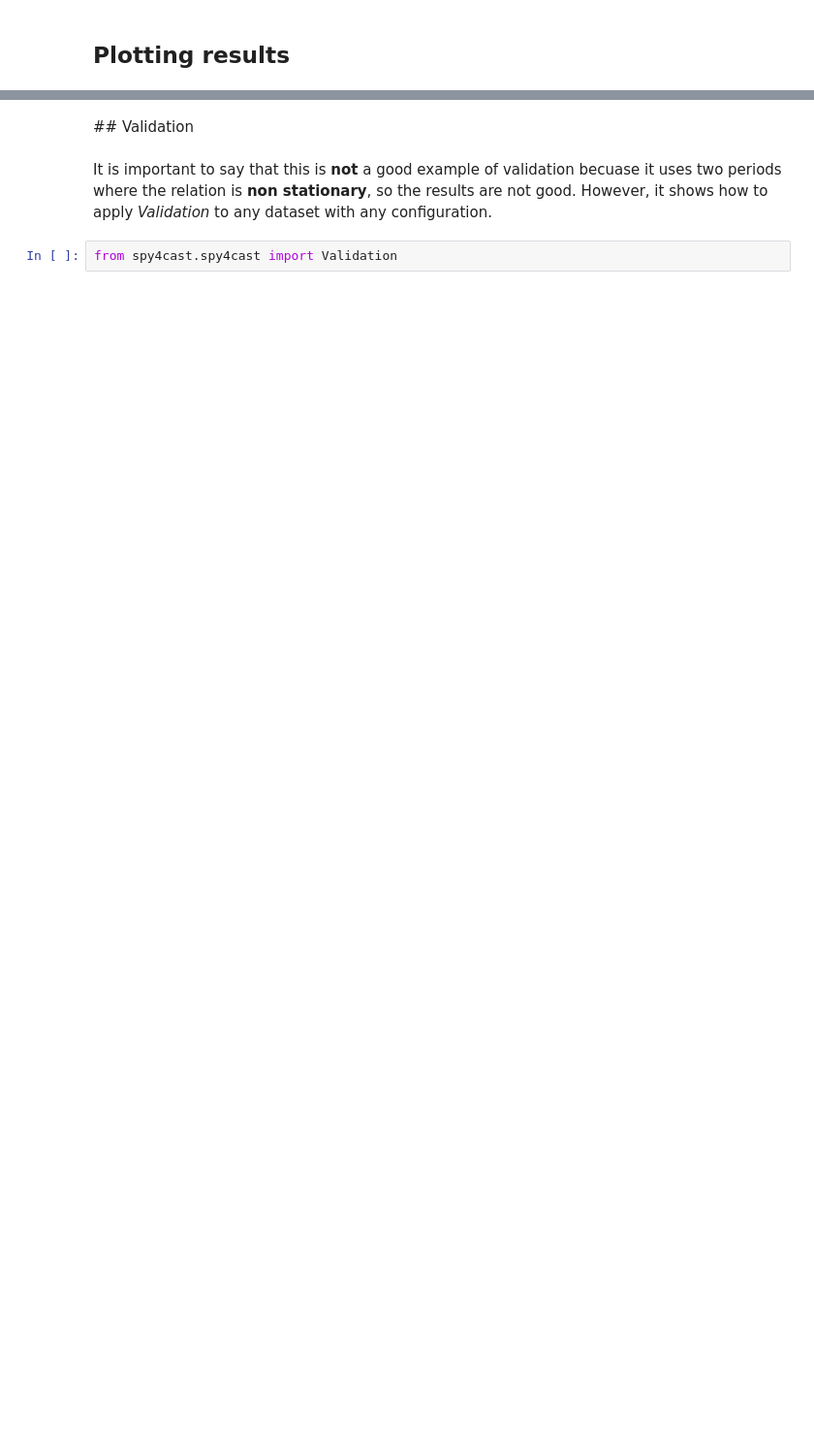
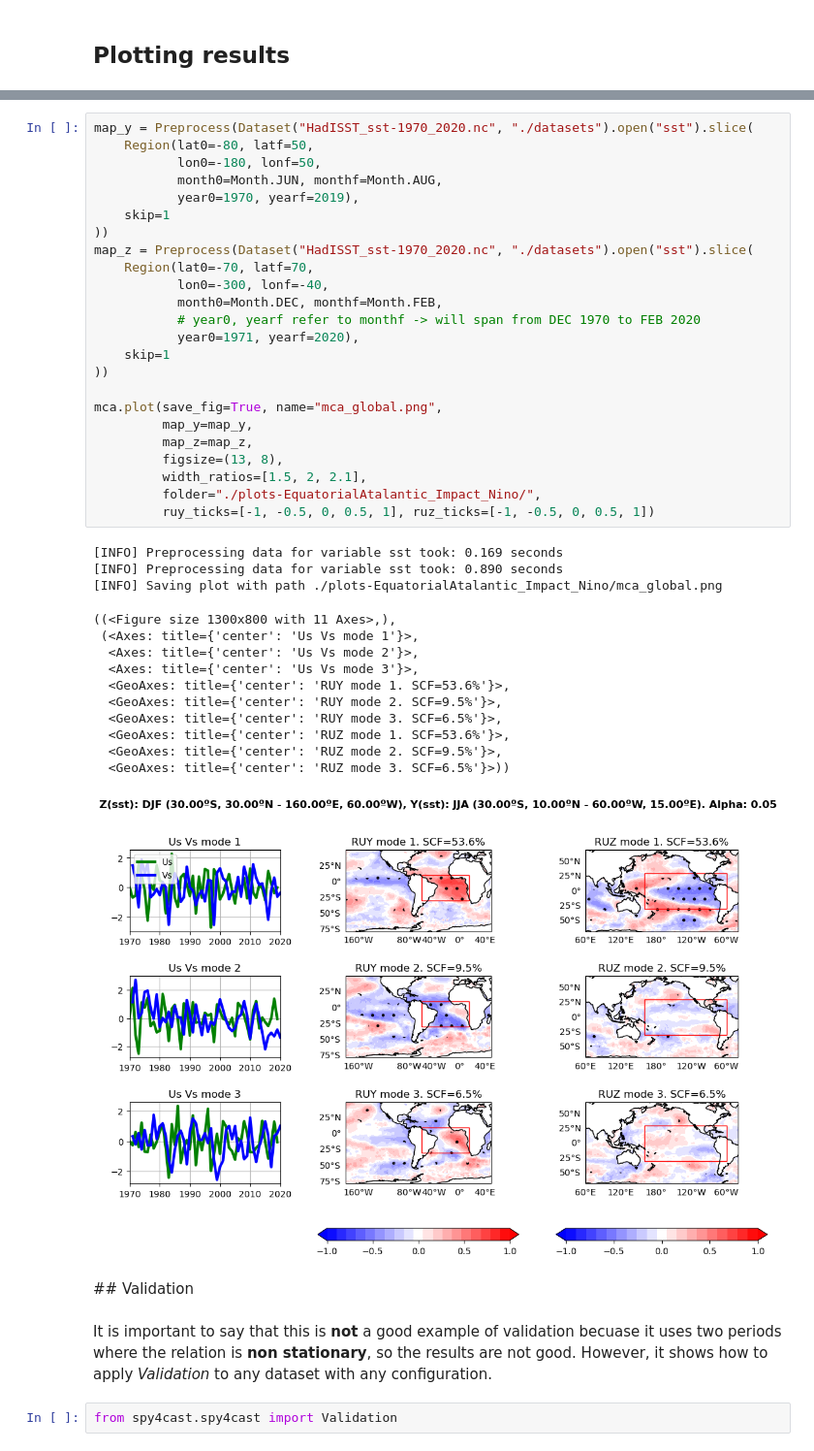
Before and after one commit to pabloduran016/Spy4CastManual, a Jupyter notebook: EquatorialAtlantic_Impact_Nino.ipynb, the cells around one changed output, grey strips where cells are left out. Shown: that part at 97% size. Saved outputs shown, nothing was run; the diff lists cells and outputs as text; blank space fills up the shorter version.

Commit message:
Add regressino map example to mca in Equatorial

```diff
--- a/EquatorialAtlantic_Impact_Nino.ipynb
+++ b/EquatorialAtlantic_Impact_Nino.ipynb
@@ -114,3 +111,42 @@ cross.plot_zhat(1998, figsize=(12, 10), save_fig=True, name="zhat_1998.png",
+# %%
+map_y = Preprocess(Dataset("HadISST_sst-1970_2020.nc", "./datasets").open("sst").slice(
+    Region(lat0=-80, latf=50,
+           lon0=-180, lonf=50,
+           month0=Month.JUN, monthf=Month.AUG,
+           year0=1970, yearf=2019),
+    skip=1
+))
+map_z = Preprocess(Dataset("HadISST_sst-1970_2020.nc", "./datasets").open("sst").slice(
+    Region(lat0=-70, latf=70,
+           lon0=-300, lonf=-40,
+           month0=Month.DEC, monthf=Month.FEB,
+           # year0, yearf refer to monthf -> will span from DEC 1970 to FEB 2020
+           year0=1971, yearf=2020),
+    skip=1
+))
+
+mca.plot(save_fig=True, name="mca_global.png",
+         map_y=map_y,
+         map_z=map_z,
+         figsize=(13, 8),
+         width_ratios=[1.5, 2, 2.1],
+         folder="./plots-EquatorialAtalantic_Impact_Nino/",
+         ruy_ticks=[-1, -0.5, 0, 0.5, 1], ruz_ticks=[-1, -0.5, 0, 0.5, 1])
+# %% [output]
+[INFO] Preprocessing data for variable sst took: 0.169 seconds
+[INFO] Preprocessing data for variable sst took: 0.890 seconds
+[INFO] Saving plot with path ./plots-EquatorialAtalantic_Impact_Nino/mca_global.png
+((<Figure size 1300x800 with 11 Axes>,),
+ (<Axes: title={'center': 'Us Vs mode 1'}>,
+  <Axes: title={'center': 'Us Vs mode 2'}>,
+  <Axes: title={'center': 'Us Vs mode 3'}>,
+  <GeoAxes: title={'center': 'RUY mode 1. SCF=53.6%'}>,
+  <GeoAxes: title={'center': 'RUY mode 2. SCF=9.5%'}>,
+  <GeoAxes: title={'center': 'RUY mode 3. SCF=6.5%'}>,
+  <GeoAxes: title={'center': 'RUZ mode 1. SCF=53.6%'}>,
+  <GeoAxes: title={'center': 'RUZ mode 2. SCF=9.5%'}>,
+  <GeoAxes: title={'center': 'RUZ mode 3. SCF=6.5%'}>))
+[figure, added]
 # %% [markdown]
 ## Validation
 # %% [markdown]
```
Also changed, not shown: parts of 9 cells of this notebook, 5 other files.
